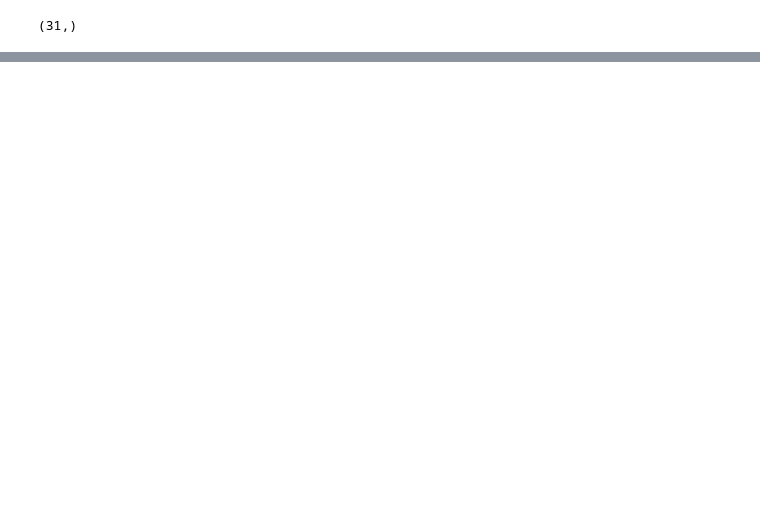
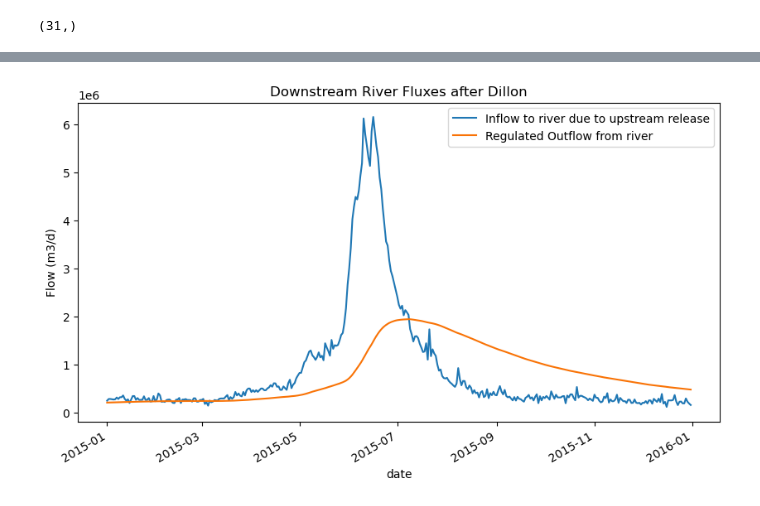
Before and after one commit to pritamd47/ReservoirNetwork, a Jupyter notebook: notebooks/Regulation.ipynb, the cells around one changed output, grey strips where cells are left out. Saved outputs shown, nothing was run; the diff lists cells and outputs as text; code cells hidden in the pictures; blank space fills up the shorter version.

```diff
--- a/notebooks/Regulation.ipynb
+++ b/notebooks/Regulation.ipynb
@@ -338,0 +367,21 @@ ax1.legend()
+# %%
+# Plot Upstream and Downstream fluxes
+import matplotlib.pyplot as plt
+
+upstream = "Dillon"
+
+f, ax = plt.subplots(figsize=(10, 5))
+
+link_ds['river__release_inflow'].sel(FROM_DAM_NAME=upstream).plot(ax=ax, label='Inflow to river due to upstream release')
+link_ds['river__regulated_flow'].sel(FROM_DAM_NAME=upstream).plot(ax=ax, label='Regulated Outflow from river', color='xkcd:orange')
+# link_ds['reservoir__total_inflow'].sel(DAM_NAME=downstream).plot(ax=ax, label='Total inflow at downstream', color='xkcd:green')
+# link_ds['reservoir__release'].sel(DAM_NAME=upstream).plot(ax=ax, label='Release from upstream dam', color='xkcd:black', linestyle='-.')
+ax.set_title(f"Downstream River Fluxes after {upstream}")
+ax.legend()
+
+ax.set_ylabel("Flow (m3/d)")
+
+savep = f"../results/river_fluxes/from_{upstream.lower().replace(' ', '_')}.png"
+f.savefig(savep)
+# %% [output]
+[figure, added]
```
Also changed, not shown: parts of 10 cells of this notebook.
